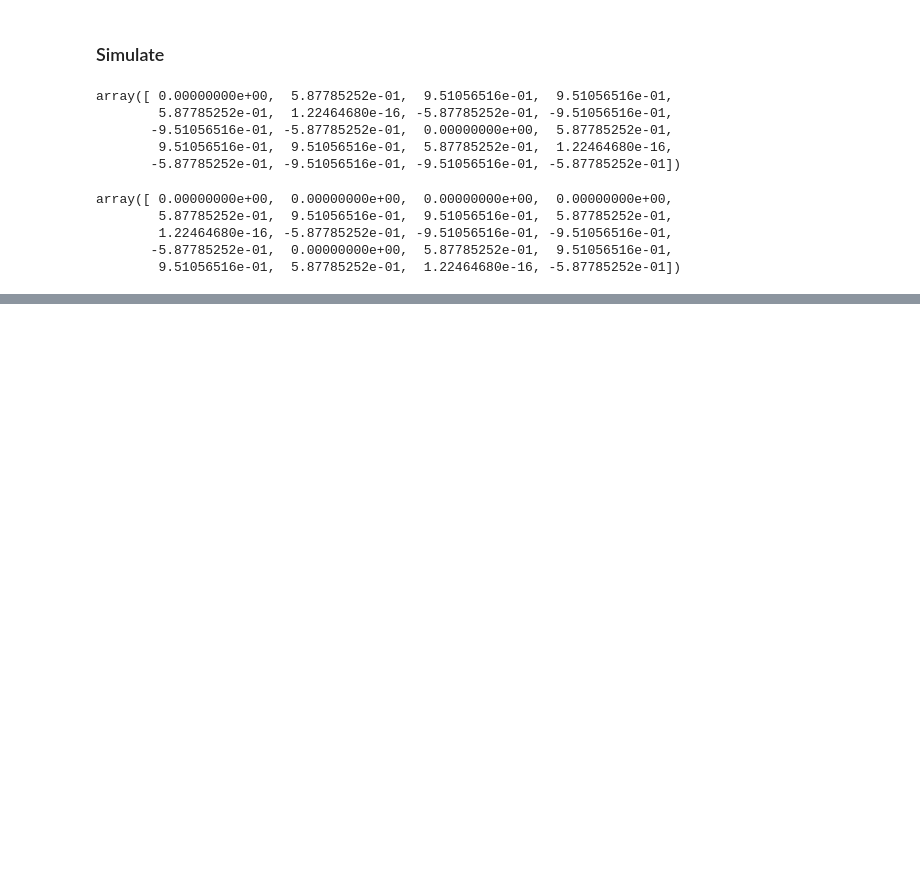
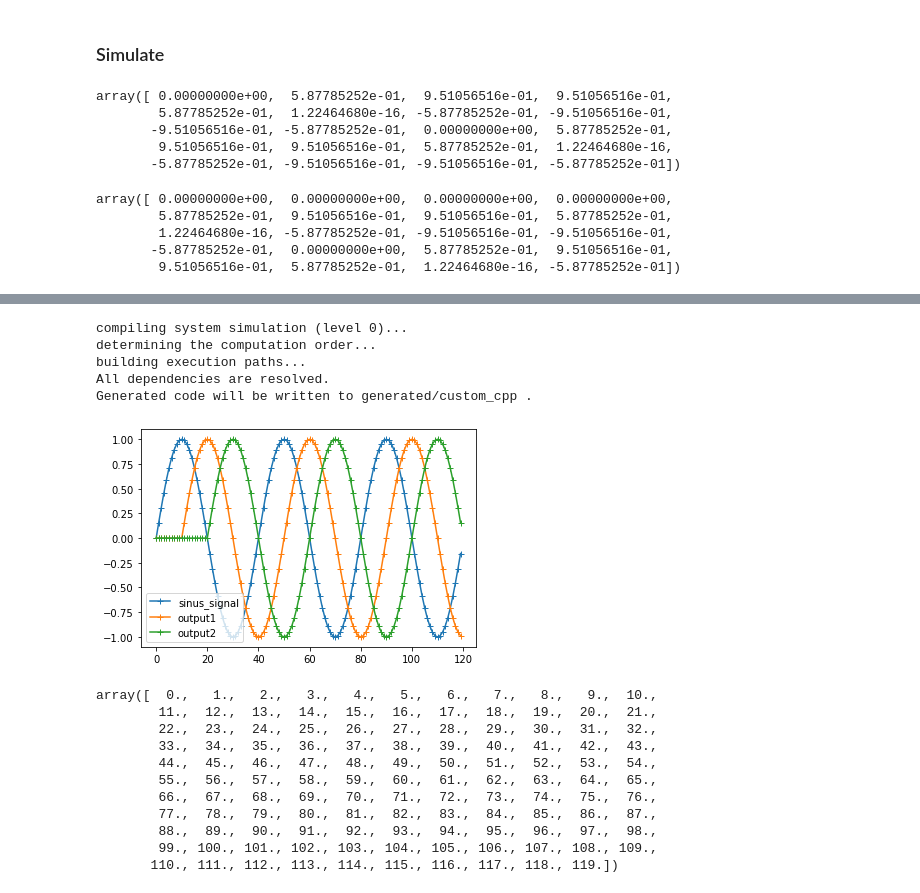
Before and after one commit to OpenRTDynamics/openrtdynamics2, a Jupyter notebook: examples/custom_cpp_code.ipynb, the cells around one changed output, grey strips where cells are left out. Cells and saved outputs as stored; diff of their text form; code cells hidden in the pictures; blank space fills up the shorter version.

Commit message:
custom c++ ringbuffer

```diff
--- a/examples/custom_cpp_code.ipynb
+++ b/examples/custom_cpp_code.ipynb
@@ -248,0 +421,68 @@ Code(data=code_gen_results['algorithm_sourcecode'], language='c++')
+# %%
+dy.clear()
+
+system = dy.enter_system()
+
+# allocate the class SharedStates
+shared_states_ptr_datatype = dy.DataTypePointer( cpp_type_name_class = 'Ringbuffer' )
+shared_states_ptr          = dy.cpp_allocate_class( datatype=shared_states_ptr_datatype, code_constructor_call='Ringbuffer(100)' )
+
+# example input signals
+index1       = dy.saturate( dy.counter() - 10, lower_limit=0 )
+index2       = dy.saturate( dy.counter() - 20, lower_limit=0 )
+sinus_signal = dy.signal_sinus(40, 0)
+
+# calls to the custom code
+append_to_buffer(shared_states_ptr, sinus_signal)
+output1 = read_from_absolut_index(shared_states_ptr, index1)
+output2 = read_from_absolut_index(shared_states_ptr, index2)
+
+write_index = get_current_absolute_write_index(shared_states_ptr)
+
+# define output(s)
+dy.append_primay_ouput(output1,       'output1')
+dy.append_primay_ouput(output2,       'output2')
+dy.append_primay_ouput(sinus_signal,  'sinus_signal')
+dy.append_primay_ouput(index1,        'index1')
+dy.append_primay_ouput(write_index,   'write_index')
+
+
+
+# generate code for Web Assembly (wasm), requires emcc (emscripten) to build
+code_gen_results = dy.generate_code(template=dy.TargetBasicExecutable(i_max=120,), folder="generated/custom_cpp", build=False, include_code_list=[cpp_class_code])
+# %% [output]
+compiling system simulation (level 0)...
+determining the computation order...
+building execution paths...
+All dependencies are resolved.
+Generated code will be written to generated/custom_cpp .
+# %%
+compiled_system = dyexe.CompiledCode(code_gen_results)
+testsim = dyexe.SystemInstance(compiled_system)
+# %%
+# NBVAL_CHECK_OUTPUT
+sim_results = dyexe.run_batch_simulation(testsim, input_data={}, N=120 )
+# %%
+import matplotlib.pyplot as plt
+
+plt.figure()
+plt.plot( sim_results['sinus_signal'], '+-' )
+plt.plot( sim_results['output1'], '+-' )
+plt.plot( sim_results['output2'], '+-' )
+plt.legend(['sinus_signal', 'output1', 'output2'])
+plt.show()
+
+sim_results['write_index']
+# %% [output]
+[figure, added]
+array([  0.,   1.,   2.,   3.,   4.,   5.,   6.,   7.,   8.,   9.,  10.,
+        11.,  12.,  13.,  14.,  15.,  16.,  17.,  18.,  19.,  20.,  21.,
+        22.,  23.,  24.,  25.,  26.,  27.,  28.,  29.,  30.,  31.,  32.,
+        33.,  34.,  35.,  36.,  37.,  38.,  39.,  40.,  41.,  42.,  43.,
+        44.,  45.,  46.,  47.,  48.,  49.,  50.,  51.,  52.,  53.,  54.,
+        55.,  56.,  57.,  58.,  59.,  60.,  61.,  62.,  63.,  64.,  65.,
+        66.,  67.,  68.,  69.,  70.,  71.,  72.,  73.,  74.,  75.,  76.,
+        77.,  78.,  79.,  80.,  81.,  82.,  83.,  84.,  85.,  86.,  87.,
+        88.,  89.,  90.,  91.,  92.,  93.,  94.,  95.,  96.,  97.,  98.,
+        99., 100., 101., 102., 103., 104., 105., 106., 107., 108., 109.,
+       110., 111., 112., 113., 114., 115., 116., 117., 118., 119.])
```
Also changed, not shown: parts of 10 cells of this notebook.
